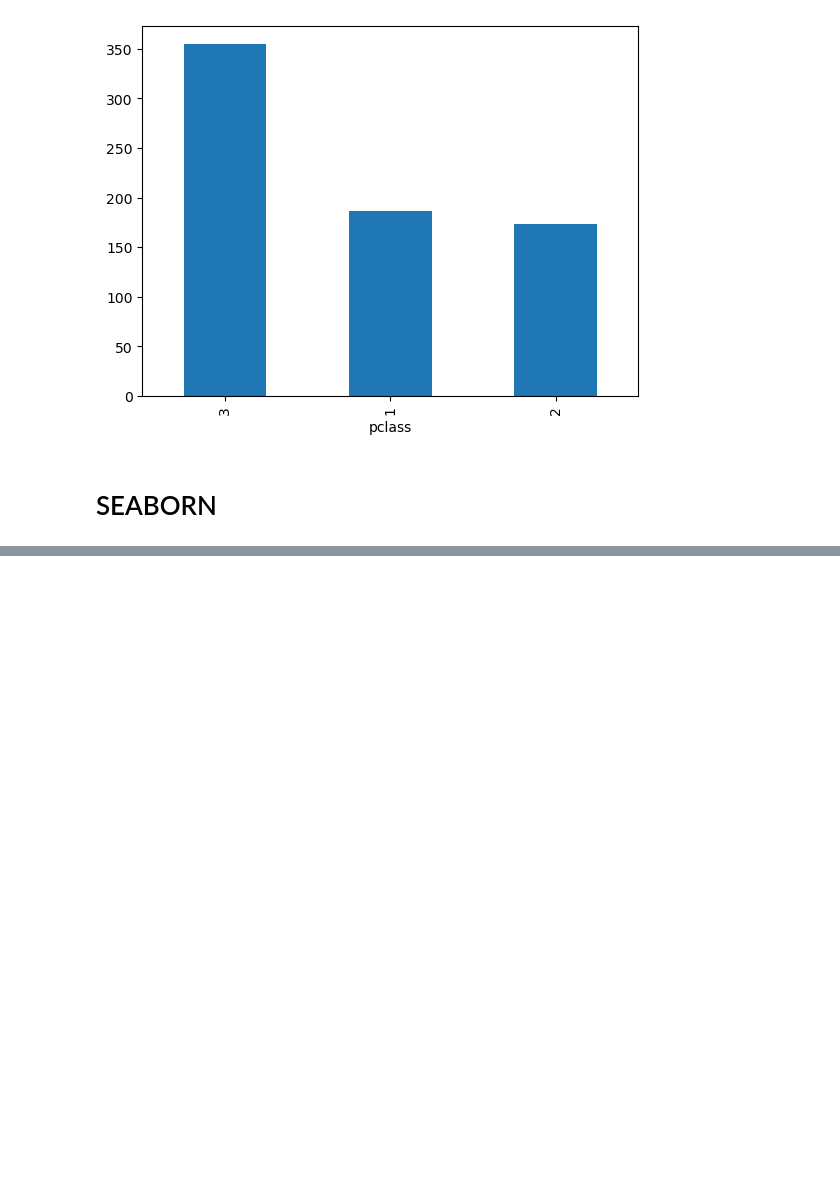
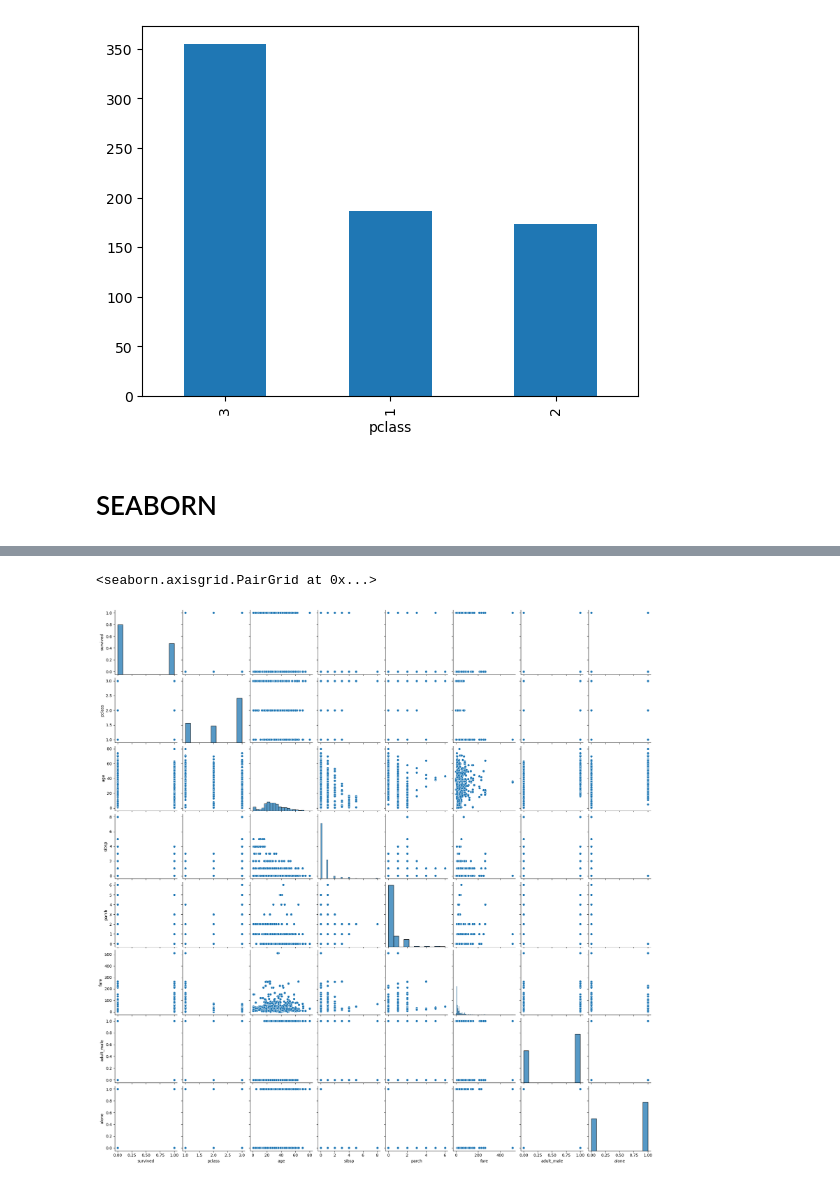
Before and after one commit to DST-NDIAYE/Data-Science-, a Jupyter notebook: revision.ipynb, the cells around one changed output, grey strips where cells are left out. Cells and saved outputs as stored; diff of their text form; code cells hidden in the pictures; blank space fills up the shorter version.

```diff
--- a/revision.ipynb
+++ b/revision.ipynb
@@ -232,0 +258,8 @@ data['pclass'].value_counts().plot.bar()
+# %%
+
+titanic =  sns.load_dataset('titanic')
+# %%
+sns.pairplot(titanic)
+# %% [output]
+<seaborn.axisgrid.PairGrid at 0x...>
+[figure, added]
```
Also changed, not shown: parts of 11 cells of this notebook.
